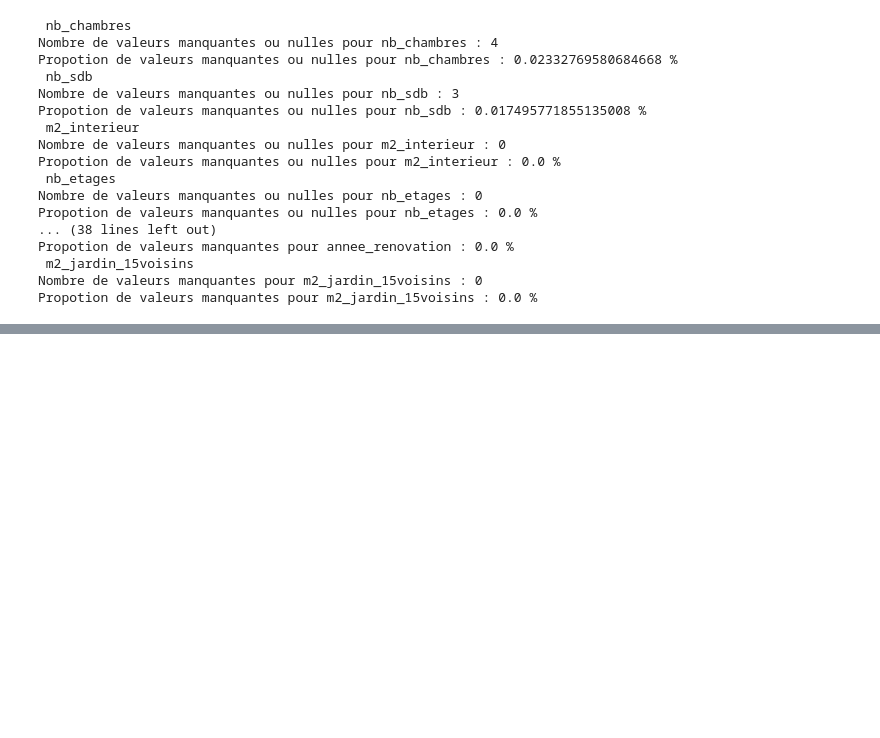
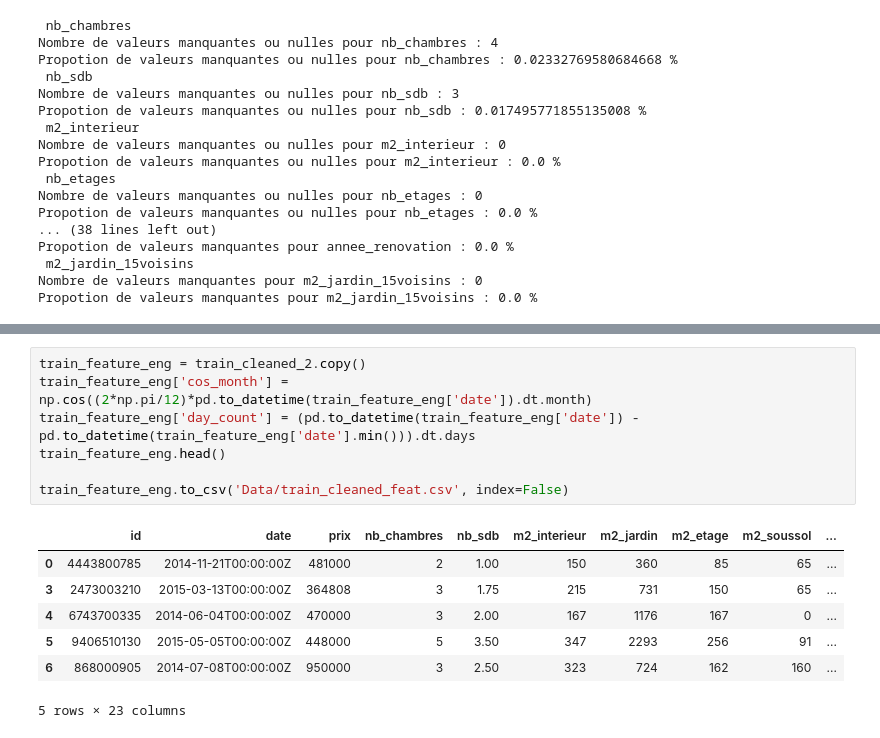
Before and after one commit to ErwannE/Challenge_PRAMA, a Jupyter notebook: data_preparation.ipynb, the cells around one changed output, grey strips where cells are left out. Saved outputs shown, nothing was run; the diff lists cells and outputs as text; blank space fills up the shorter version.

```diff
--- a/data_preparation.ipynb
+++ b/data_preparation.ipynb
@@ -1002,0 +1029,15 @@ test.to_csv('Data/test_cleaned.csv', index=False)
+# %%
+train_feature_eng = train_cleaned_2.copy()
+train_feature_eng['cos_month'] = np.cos((2*np.pi/12)*pd.to_datetime(train_feature_eng['date']).dt.month)
+train_feature_eng['day_count'] = (pd.to_datetime(train_feature_eng['date']) - pd.to_datetime(train_feature_eng['date'].min())).dt.days
+train_feature_eng.head()
+
+train_feature_eng.to_csv('Data/train_cleaned_feat.csv', index=False)
+# %% [output]
+|  | id | date | prix | nb_chambres | nb_sdb | m2_interieur | m2_jardin | m2_etage | m2_soussol | ... |
+| 0 | 4443800785 | 2014-11-21T00:00:00Z | 481000 | 2 | 1.00 | 150 | 360 | 85 | 65 | ... |
+| 3 | 2473003210 | 2015-03-13T00:00:00Z | 364808 | 3 | 1.75 | 215 | 731 | 150 | 65 | ... |
+| 4 | 6743700335 | 2014-06-04T00:00:00Z | 470000 | 3 | 2.00 | 167 | 1176 | 167 | 0 | ... |
+| 5 | 9406510130 | 2015-05-05T00:00:00Z | 448000 | 5 | 3.50 | 347 | 2293 | 256 | 91 | ... |
+| 6 | 868000905 | 2014-07-08T00:00:00Z | 950000 | 3 | 2.50 | 323 | 724 | 162 | 160 | ... |
+5 rows × 23 columns
```
Also changed, not shown: parts of 7 cells of this notebook, 12 other files.
